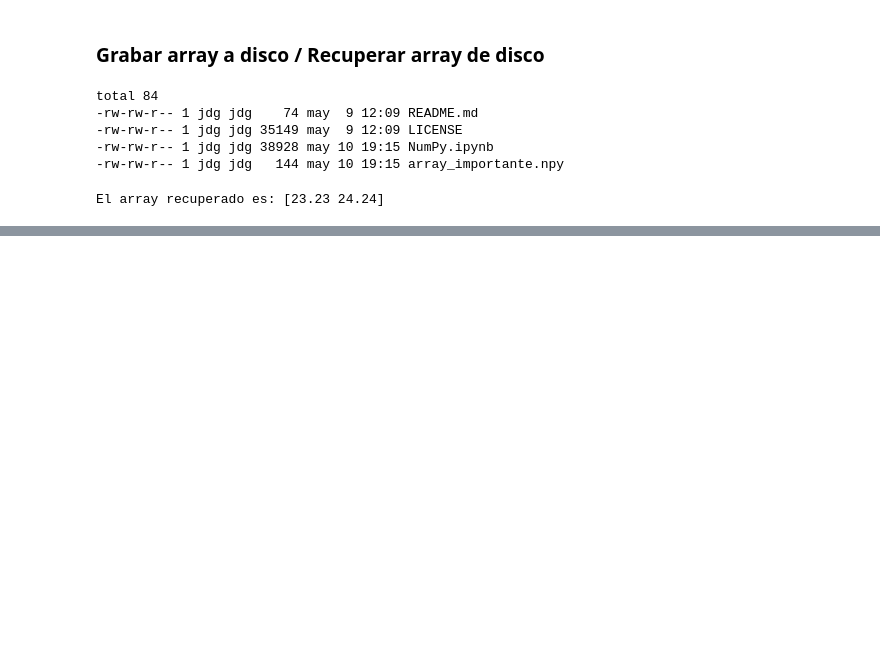
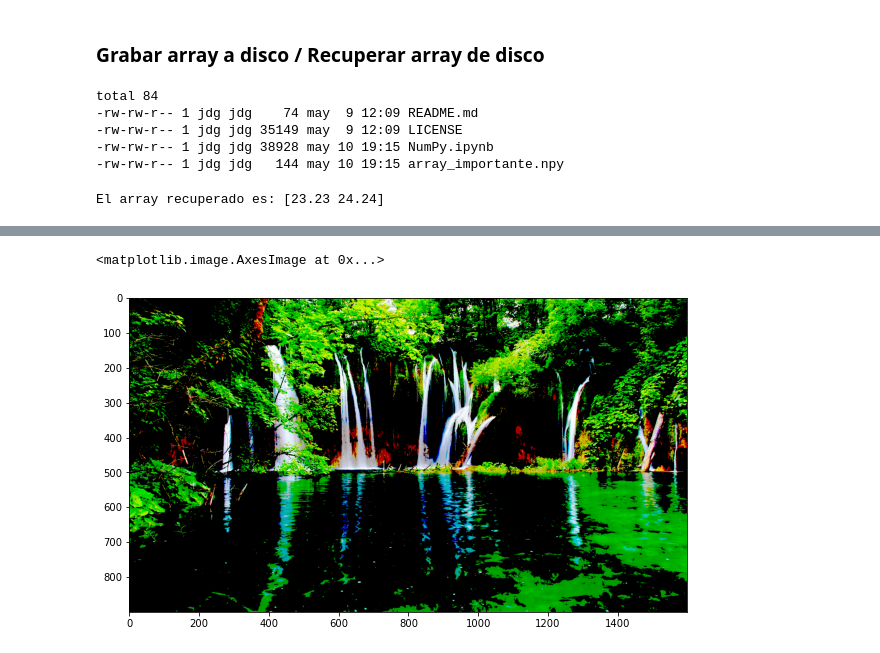
Before and after one commit to JavDomGom/machine-learning-y-redes-neuronales, a Jupyter notebook: NumPy.ipynb, the cells around one changed output, grey strips where cells are left out. Cells and saved outputs as stored; diff of their text form; code cells hidden in the pictures; blank space fills up the shorter version.

```diff
--- a/NumPy.ipynb
+++ b/NumPy.ipynb
@@ -747,0 +873,9 @@ El array recuperado es: [23.23 24.24]
+# %%
+# Aplicamos el filtro poniendo el valor mínimo (0) en todos los pixeles que cumplan.
+
+image3[filtro] = 0
+plt.figure(figsize=(10, 20))
+plt.imshow(image3)
+# %% [output]
+<matplotlib.image.AxesImage at 0x...>
+[figure, added]
```
Also changed, not shown: parts of 17 cells of this notebook.
